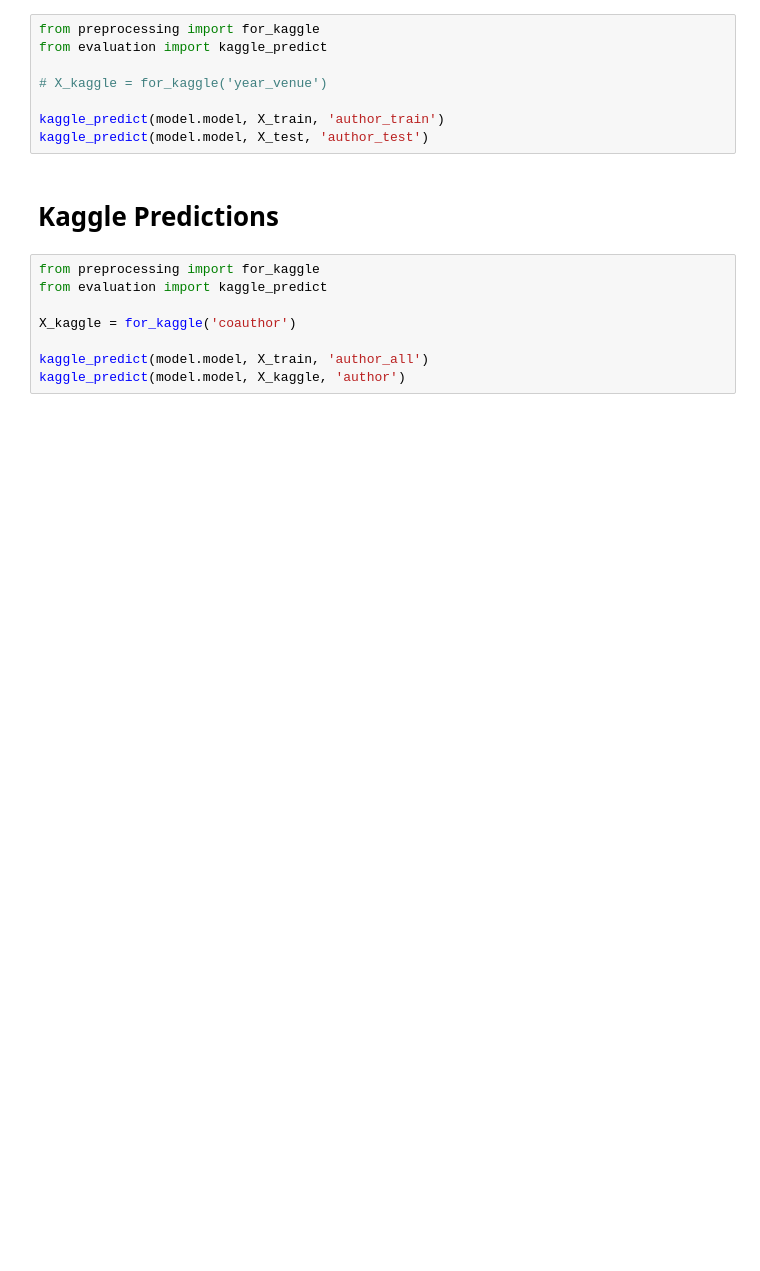
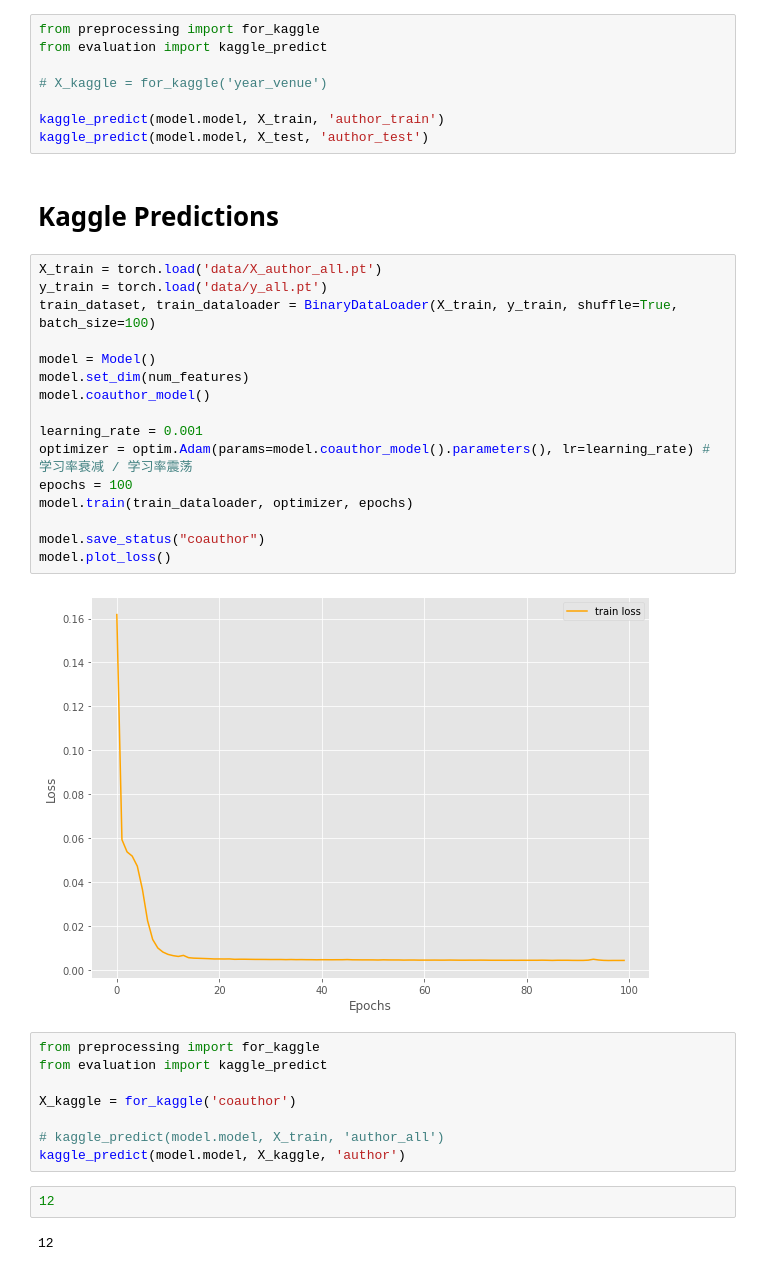
Before and after one commit to MessiFr/COMP90051_Project2, a Jupyter notebook: code/multi_layer_models/mll-authors.ipynb, the cells around one changed output. Drawn from its saved outputs; the diff is of its cells as text; blank space fills up the shorter version.

```diff
--- a/code/multi_layer_models/mll-authors.ipynb
+++ b/code/multi_layer_models/mll-authors.ipynb
@@ -66,11 +88,33 @@ kaggle_predict(model.model, X_train, 'author_train')
 kaggle_predict(model.model, X_test, 'author_test')
 # %% [markdown]
 # Kaggle Predictions
+# %%
+X_train = torch.load('data/X_author_all.pt')
+y_train = torch.load('data/y_all.pt')
+train_dataset, train_dataloader = BinaryDataLoader(X_train, y_train, shuffle=True, batch_size=100)
+
+model = Model()
+model.set_dim(num_features)
+model.coauthor_model()
+
+learning_rate = 0.001
+optimizer = optim.Adam(params=model.coauthor_model().parameters(), lr=learning_rate) # 学习率衰减 / 学习率震荡
+epochs = 100
+model.train(train_dataloader, optimizer, epochs)
+
+model.save_status("coauthor")
+model.plot_loss()
+# %% [output]
+[figure, added]
 # %%
 from preprocessing import for_kaggle
 from evaluation import kaggle_predict
 
 X_kaggle = for_kaggle('coauthor')
 
-kaggle_predict(model.model, X_train, 'author_all')
+# kaggle_predict(model.model, X_train, 'author_all')
 kaggle_predict(model.model, X_kaggle, 'author')
+# %%
+12
+# %% [output]
+12
```
Also changed, not shown: parts of 5 cells of this notebook, 6 other files.
